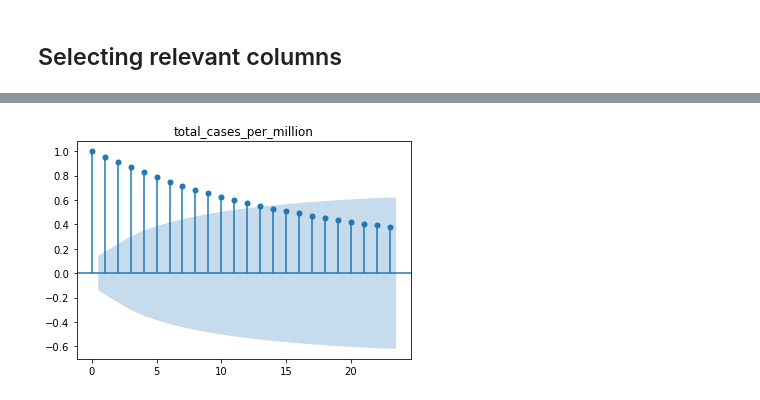
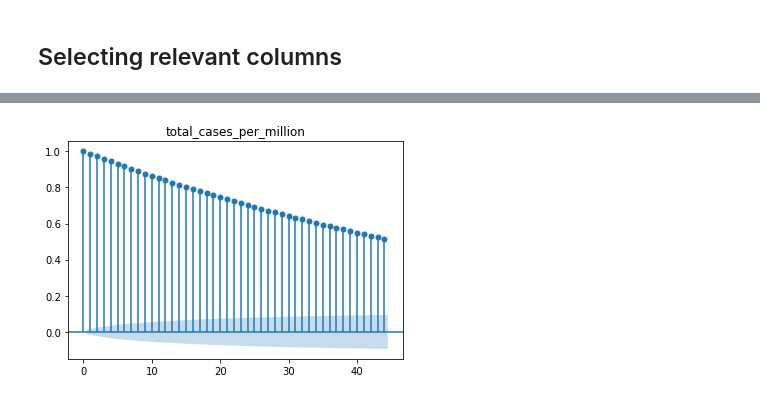
Before and after one commit to Catch-a-third-wave/capstone, a Jupyter notebook: model/first_model_attempt.ipynb, the cells around one changed output, grey strips where cells are left out. Cells and saved outputs as stored; diff of their text form; code cells hidden in the pictures.

```diff
--- a/model/first_model_attempt.ipynb
+++ b/model/first_model_attempt.ipynb
@@ -109,2 +130,4 @@ df_select.set_index("date", inplace=True)
 # %%
-df_deu = df_select[df_select["iso_code"]=="DEU"]
+df_select = df_select[df_select.iso_code != "HKG"]
+# %%
+df_select['total_cases_per_million']=df_select['total_cases_per_million'].fillna(method='ffill')
@@ -110,0 +136,3 @@ df_deu = df_select[df_select["iso_code"]=="DEU"]
+# %%
+df_select.loc[df_select['iso_code'] == 'DMA', "median_age"] = 34.9
+df_select.loc[df_select['iso_code'] == 'AND', "median_age"] = 46.2
@@ -111,2 +141,2 @@ df_deu = df_select[df_select["iso_code"]=="DEU"]
 # %%
-df_deu.drop("iso_code", axis=1, inplace=True)
+df_no_iso = df_select.drop("iso_code", axis=1)
@@ -113,9 +148,9 @@ df_deu.drop("iso_code", axis=1, inplace=True)
 # %%
 from statsmodels.graphics.tsaplots import plot_acf
 
-plot_acf(df_deu['total_cases_per_million'])
+plot_acf(df_no_iso['total_cases_per_million'])
 plt.title('total_cases_per_million')
 
 plt.show()
 # %% [output]
-[figure, old version]
+[figure, new version]
```
Also changed, not shown: parts of 32 cells of this notebook.
